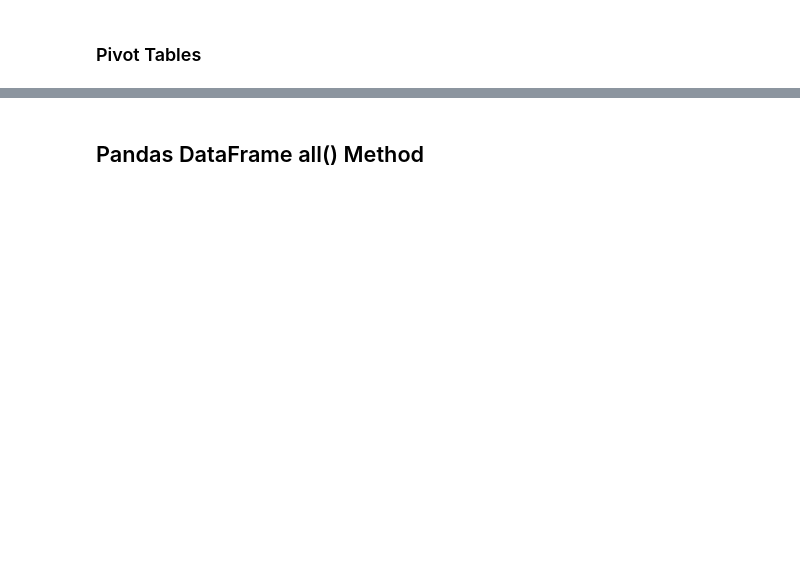
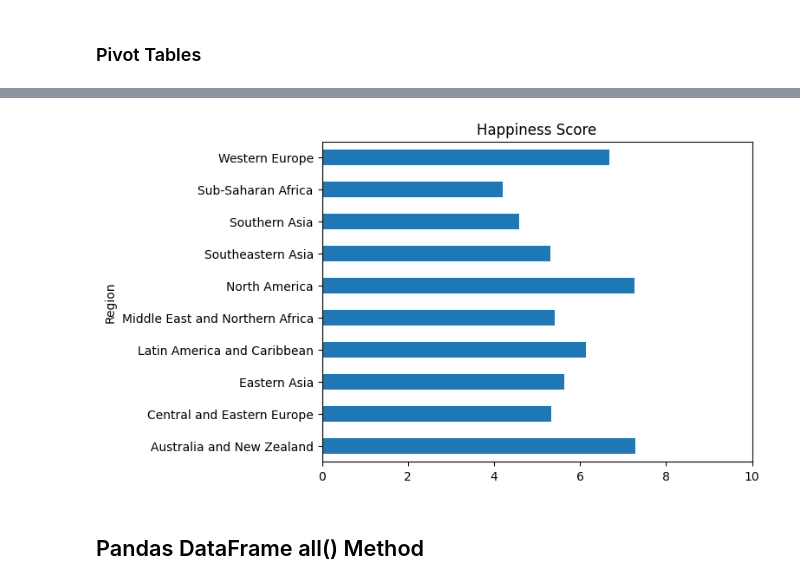
Before and after one commit to icta-tecaji/python-data-analysis-public, a Jupyter notebook: Del_08_Agregacija_združevanje_in_tranformacija_podatkov/08_Agregacija_združevanje_in_tranformacija_podatkov_CLEAN.ipynb, the cells around one changed output, grey strips where cells are left out. Cells and saved outputs as stored; diff of their text form; code cells hidden in the pictures; blank space fills up the shorter version.

```diff
--- a/Del_08_Agregacija_združevanje_in_tranformacija_podatkov/08_Agregacija_združevanje_in_tranformacija_podatkov_CLEAN.ipynb
+++ b/Del_08_Agregacija_združevanje_in_tranformacija_podatkov/08_Agregacija_združevanje_in_tranformacija_podatkov_CLEAN.ipynb
@@ -37,2 +183,9 @@ happiness2015 = pd.read_csv('data/World_Happiness_2015.csv')
+# %%
+happiness2015.pivot_table(index="Region", values="Happiness Score", aggfunc=np.mean).plot(
+    kind="barh", title="Happiness Score", xlim=(0,10), legend=False
+)
+plt.show()
+# %% [output]
+[figure, added]
 # %% [markdown]
 ## Pandas DataFrame all() Method
```
Also changed, not shown: parts of 44 cells of this notebook, 3 other files.
